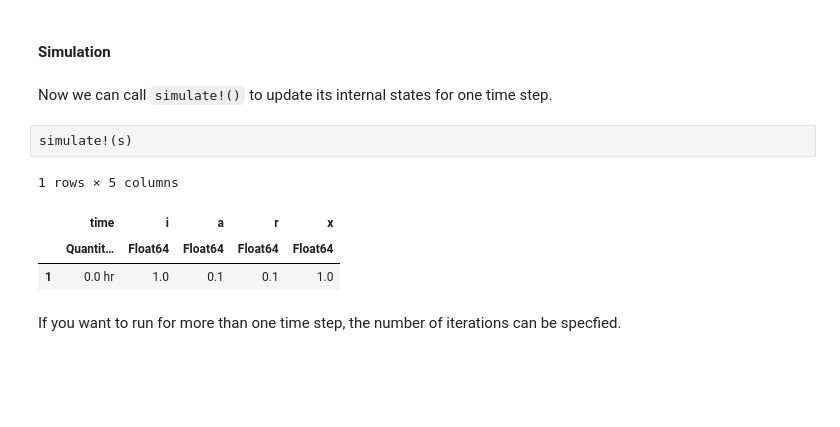
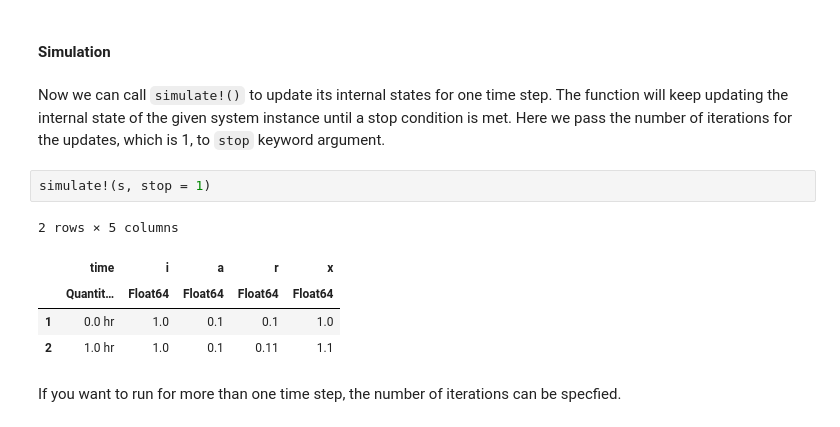
Before and after one commit to uwkimlab/plant_modeling, a Jupyter notebook: labs/L01-Intro_Julia_Cropbox.ipynb, the cells around one changed output. Drawn from its saved outputs; the diff is of its cells as text; blank space fills up the shorter version.

```diff
--- a/labs/L01-Intro_Julia_Cropbox.ipynb
+++ b/labs/L01-Intro_Julia_Cropbox.ipynb
@@ -468,15 +466,16 @@ S
 Here, we just made an instance of `S` which is referred by a variable name `s`.
 # %% [markdown]
 #### Simulation
-# %% [markdown]
-Now we can call `simulate!()` to update its internal states for one time step.
+# %% [markdown]
+Now we can call `simulate!()` to update its internal states for one time step. The function will keep updating the internal state of the given system instance until a stop condition is met. Here we pass the number of iterations for the updates, which is 1, to `stop` keyword argument.
 # %%
-simulate!(s)
+simulate!(s, stop = 1)
 # %% [output]
-1 rows × 5 columns
+2 rows × 5 columns
 |  | time | i | a | r | x |
 |  | Quantit… | Float64 | Float64 | Float64 | Float64 |
 | 1 | 0.0 hr | 1.0 | 0.1 | 0.1 | 1.0 |
+| 2 | 1.0 hr | 1.0 | 0.1 | 0.11 | 1.1 |
 # %% [markdown]
 If you want to run for more than one time step, the number of iterations can be specfied.
 # %%
```
Also changed, not shown: parts of 34 cells of this notebook.
